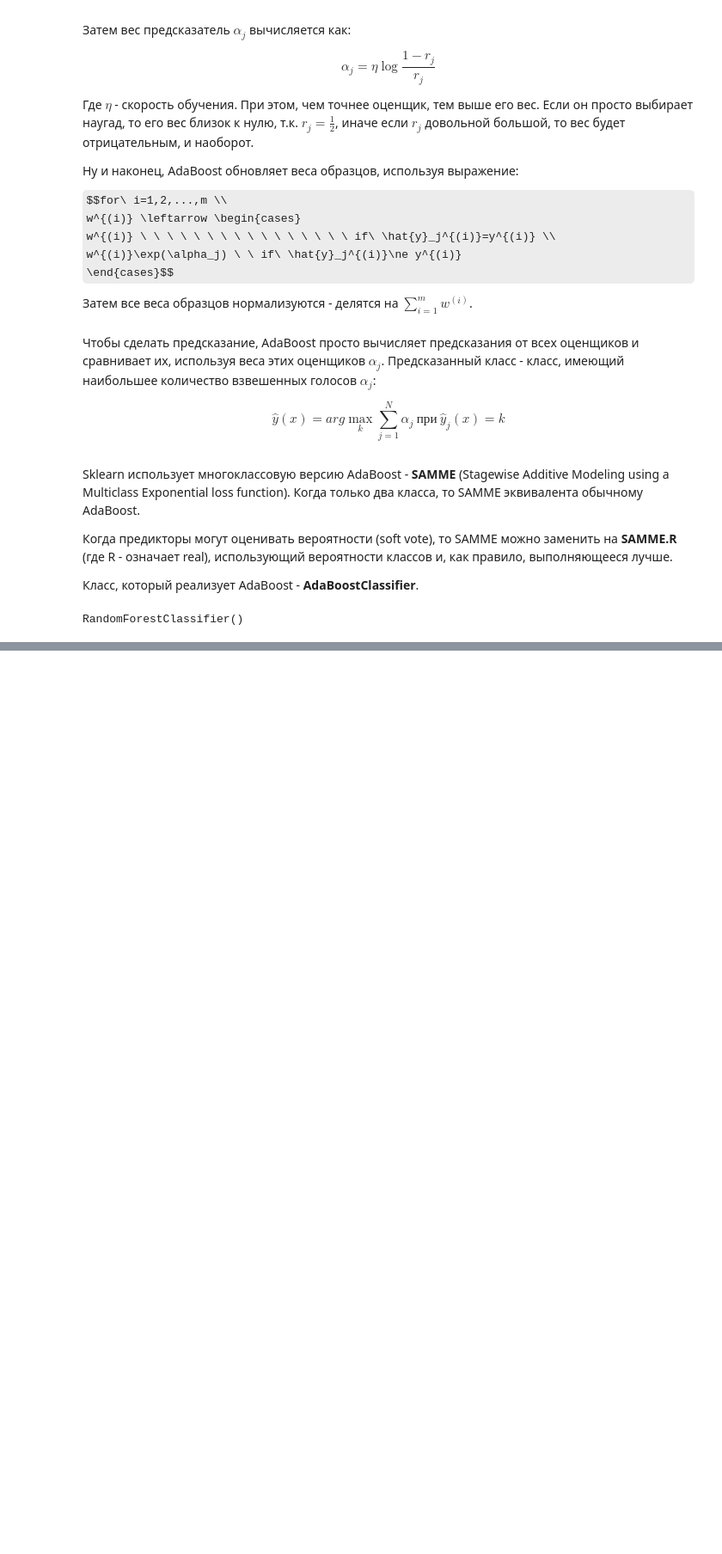
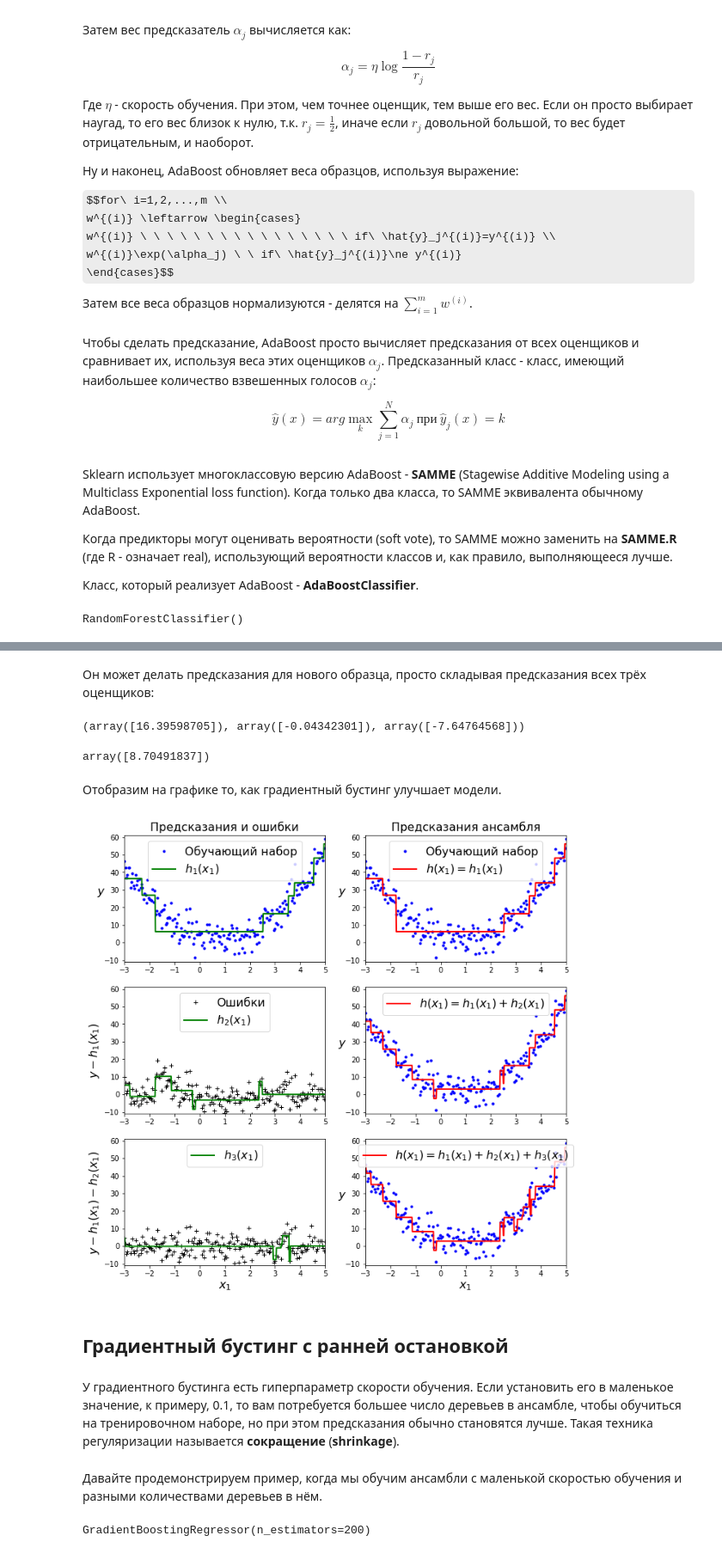
Before and after one commit to Lpshkn/Tutors, a Jupyter notebook: Practice/Ensemble/Ensemble.ipynb, the cells around one changed output, grey strips where cells are left out. Shown: that part at 86% size. Cells and saved outputs as stored; diff of their text form; code cells hidden in the pictures; some formulas as TeX source; blank space fills up the shorter version.

```diff
--- a/Practice/Ensemble/Ensemble.ipynb
+++ b/Practice/Ensemble/Ensemble.ipynb
@@ -379,0 +421,74 @@ f1_score(y_test, adaboost.predict(X_test))
+# %%
+X_new = np.array([[3]])
+# %% [markdown]
+Он может делать предсказания для нового образца, просто складывая предсказания всех трёх оценщиков:
+# %%
+tree1.predict(X_new), tree2.predict(X_new), tree3.predict(X_new)
+# %% [output]
+(array([16.39598705]), array([-0.04342301]), array([-7.64764568]))
+# %%
+y_pred = sum(tree.predict(X_new) for tree in (tree1, tree2, tree3))
+y_pred
+# %% [output]
+array([8.70491837])
+# %% [markdown]
+Отобразим на графике то, как градиентный бустинг улучшает модели.
+# %%
+def plot_predictions(trees, X, y, axes, label=None, style="r-", data_style="b.", data_label=None):
+    x = np.linspace(axes[0], axes[1], 500)
+    y_pred = sum(tree.predict(x.reshape(-1, 1)) for tree in trees)
+    plt.plot(X, y, data_style, label=data_label)
+    plt.plot(x, y_pred, style, linewidth=2, label=label)
+    if label or data_label:
+        plt.legend(loc="upper center", fontsize=16)
+    plt.axis(axes)
+# %%
+plt.figure(figsize=(11,11))
+
+plt.subplot(321)
+plot_predictions([tree1], X, y, axes=[-3, 5, -11, 61], label="$h_1(x_1)$", style="g-", data_label="Обучающий набор")
+plt.ylabel("$y$", fontsize=16, rotation=0)
+plt.title("Предсказания и ошибки", fontsize=16)
+
+plt.subplot(322)
+plot_predictions([tree1], X, y, axes=[-3, 5, -11, 61], label="$h(x_1) = h_1(x_1)$", data_label="Обучающий набор")
+plt.ylabel("$y$", fontsize=16, rotation=0)
+plt.title("Предсказания ансамбля", fontsize=16)
+
+plt.subplot(323)
+plot_predictions([tree2], X, y2, axes=[-3, 5, -11, 61], label="$h_2(x_1)$", style="g-", data_style="k+", data_label="Ошибки")
+plt.ylabel("$y - h_1(x_1)$", fontsize=16)
+
+plt.subplot(324)
+plot_predictions([tree1, tree2], X, y, axes=[-3, 5, -11, 61], label="$h(x_1) = h_1(x_1) + h_2(x_1)$")
+plt.ylabel("$y$", fontsize=16, rotation=0)
+
+plt.subplot(325)
+plot_predictions([tree3], X, y3, axes=[-3, 5, -11, 61], label="$h_3(x_1)$", style="g-", data_style="k+")
+plt.ylabel("$y - h_1(x_1) - h_2(x_1)$", fontsize=16)
+plt.xlabel("$x_1$", fontsize=16)
+
+plt.subplot(326)
+plot_predictions([tree1, tree2, tree3], X, y, axes=[-3, 5, -11, 61], label="$h(x_1) = h_1(x_1) + h_2(x_1) + h_3(x_1)$")
+plt.xlabel("$x_1$", fontsize=16)
+plt.ylabel("$y$", fontsize=16, rotation=0)
+
+plt.show()
+# %% [output]
+[figure, added]
+# %% [markdown]
+## Градиентный бустинг с ранней остановкой
+# %% [markdown]
+У градиентного бустинга есть гиперпараметр скорости обучения. Если установить его в маленькое значение, к примеру, 0.1, то вам потребуется большее число деревьев в ансамбле, чтобы обучиться на тренировочном наборе, но при этом предсказания обычно становятся лучше. Такая техника регуляризации называется **сокращение** (**shrinkage**).
+# %% [markdown]
+Давайте продемонстрируем пример, когда мы обучим ансамбли с маленькой скоростью обучения и разными количествами деревьев в нём.
+# %%
+from sklearn.ensemble import GradientBoostingRegressor
+
+gbrt1 = GradientBoostingRegressor(n_estimators=3, learning_rate=0.1)
+gbrt1.fit(X.reshape(-1, 1), y)
+
+gbrt2 = GradientBoostingRegressor(n_estimators=200, learning_rate=0.1)
+gbrt2.fit(X.reshape(-1, 1), y)
+# %% [output]
+GradientBoostingRegressor(n_estimators=200)
```
Also changed, not shown: parts of 48 cells of this notebook.
